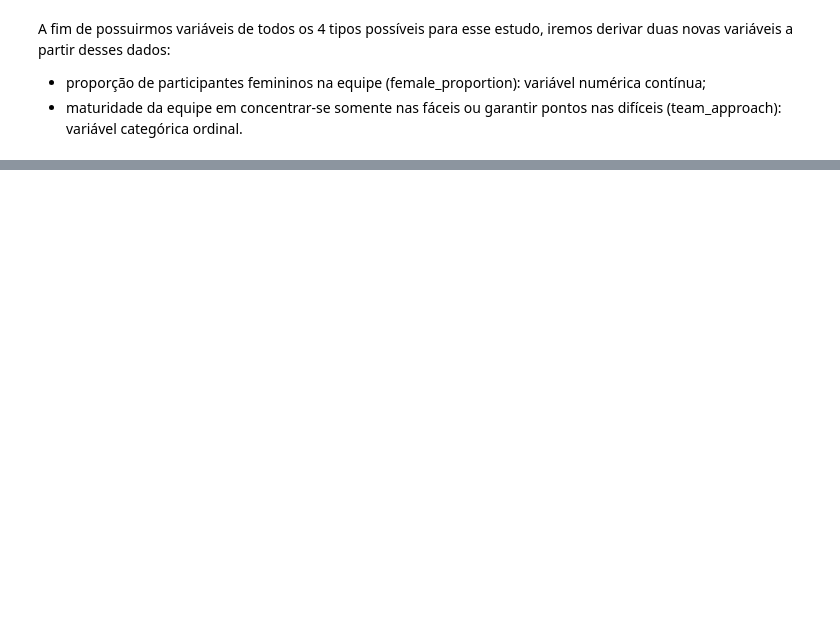
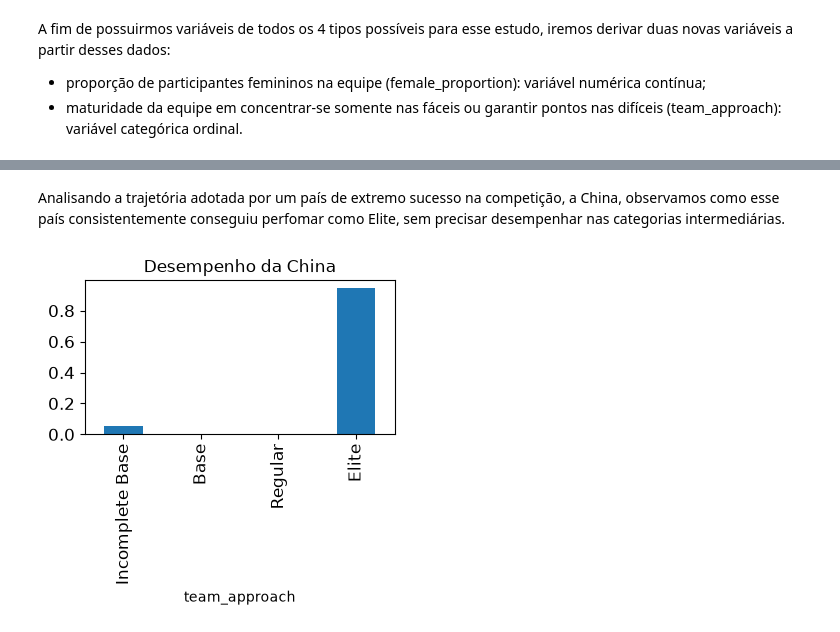
Before and after one commit to MatheusLuna37/IMO-analysis, a Jupyter notebook: teste03.ipynb, the cells around one changed output, grey strips where cells are left out. Cells and saved outputs as stored; diff of their text form; code cells hidden in the pictures; blank space fills up the shorter version.

```diff
--- a/teste03.ipynb
+++ b/teste03.ipynb
@@ -77,0 +90,7 @@ with pd.option_context("display.max_rows", None):
+# %% [markdown]
+Analisando a trajetória adotada por um país de extremo sucesso na competição, a China, observamos como esse país consistentemente conseguiu perfomar como Elite, sem precisar desempenhar nas categorias intermediárias.
+# %%
+dfChinaApproach = data.loc[data['country'] == "People's Republic of China", "team_approach"].value_counts(sort = False, normalize = True)
+chinaApproachPlot = dfChinaApproach.plot(kind='bar', figsize=(4,2), title='Desempenho da China',fontsize=12)
+# %% [output]
+[figure, added]
```
Also changed, not shown: parts of 17 cells of this notebook.
